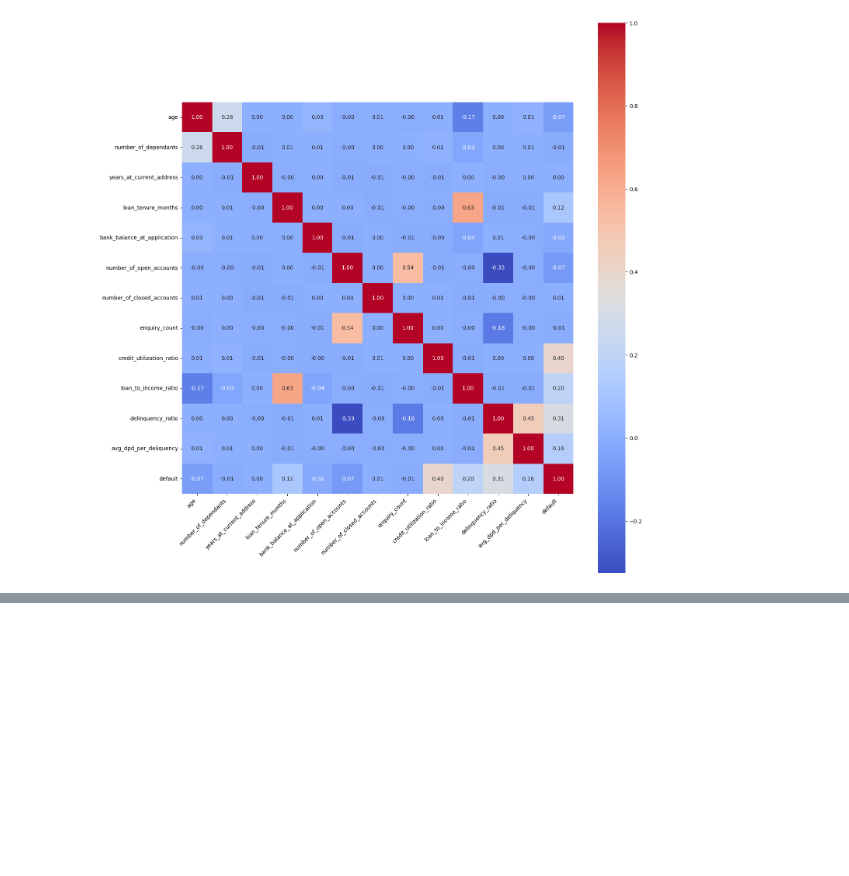
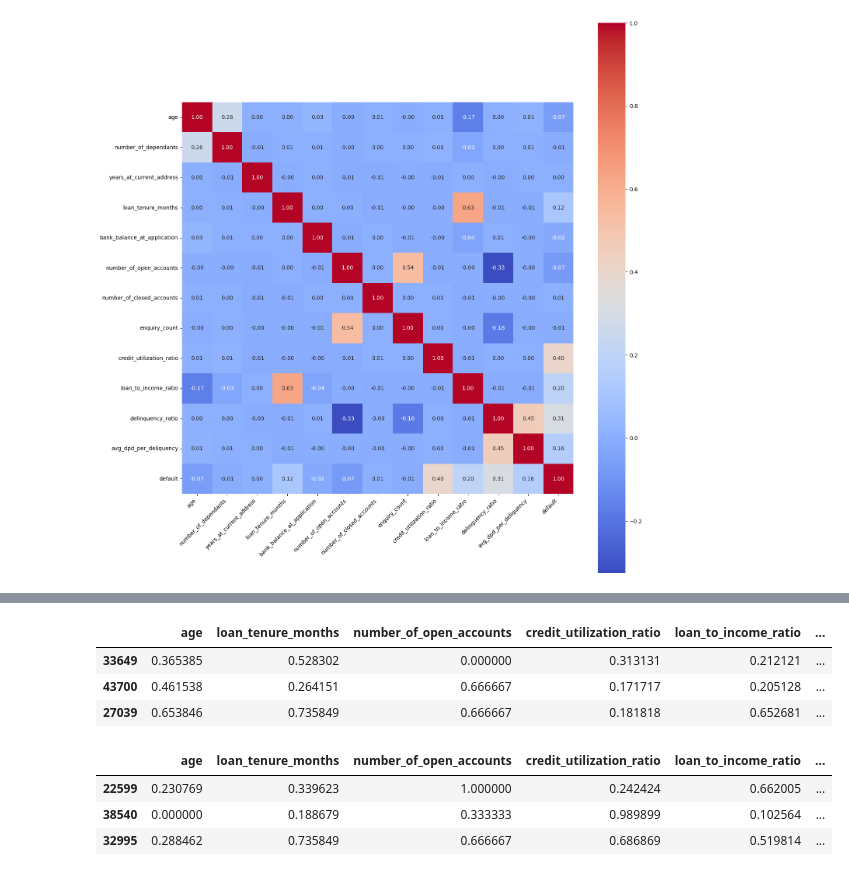
Before and after one commit to ittihadur/ML-Classification-Project, a Jupyter notebook: credit_risk_model.ipynb, the cells around one changed output, grey strips where cells are left out. Drawn from its saved outputs; the diff is of its cells as text; code cells hidden in the pictures; blank space fills up the shorter version.

```diff
--- a/credit_risk_model.ipynb
+++ b/credit_risk_model.ipynb
@@ -659,0 +764,3 @@ plt.show()
+# %%
+selected_features_iv = [feature for feature, iv in iv_values.items() if iv > 0.02]
+selected_features_iv
@@ -659,0 +778,19 @@ plt.show()
+# %%
+X_train_reduced = X_train_1[selected_features_iv]
+X_test_reduced = X_test[selected_features_iv]
+# %%
+X_train_encoded = pd.get_dummies(X_train_reduced, drop_first=True)
+X_train_encoded.head(3)
+# %% [output]
+|  | age | loan_tenure_months | number_of_open_accounts | credit_utilization_ratio | loan_to_income_ratio | ... |
+| 33649 | 0.365385 | 0.528302 | 0.000000 | 0.313131 | 0.212121 | ... |
+| 43700 | 0.461538 | 0.264151 | 0.666667 | 0.171717 | 0.205128 | ... |
+| 27039 | 0.653846 | 0.735849 | 0.666667 | 0.181818 | 0.652681 | ... |
+# %%
+X_test_encoded = pd.get_dummies(X_test_reduced, drop_first=True)
+X_test_encoded.head(3)
+# %% [output]
+|  | age | loan_tenure_months | number_of_open_accounts | credit_utilization_ratio | loan_to_income_ratio | ... |
+| 22599 | 0.230769 | 0.339623 | 1.000000 | 0.242424 | 0.662005 | ... |
+| 38540 | 0.000000 | 0.188679 | 0.333333 | 0.989899 | 0.102564 | ... |
+| 32995 | 0.288462 | 0.735849 | 0.666667 | 0.686869 | 0.519814 | ... |
```
Also changed, not shown: parts of 8 cells of this notebook.
